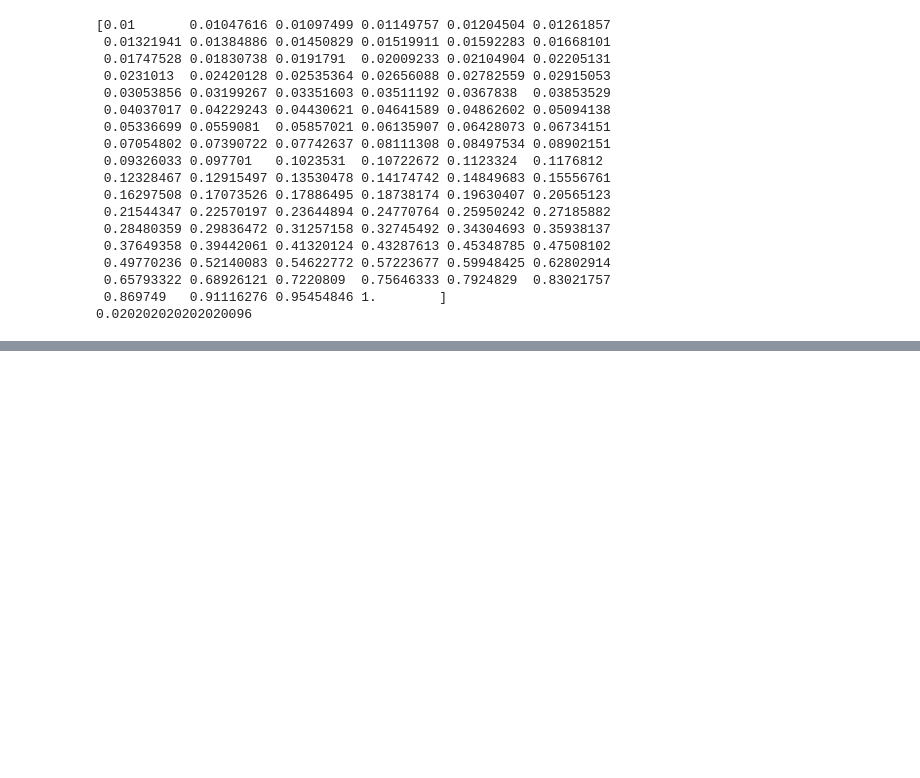
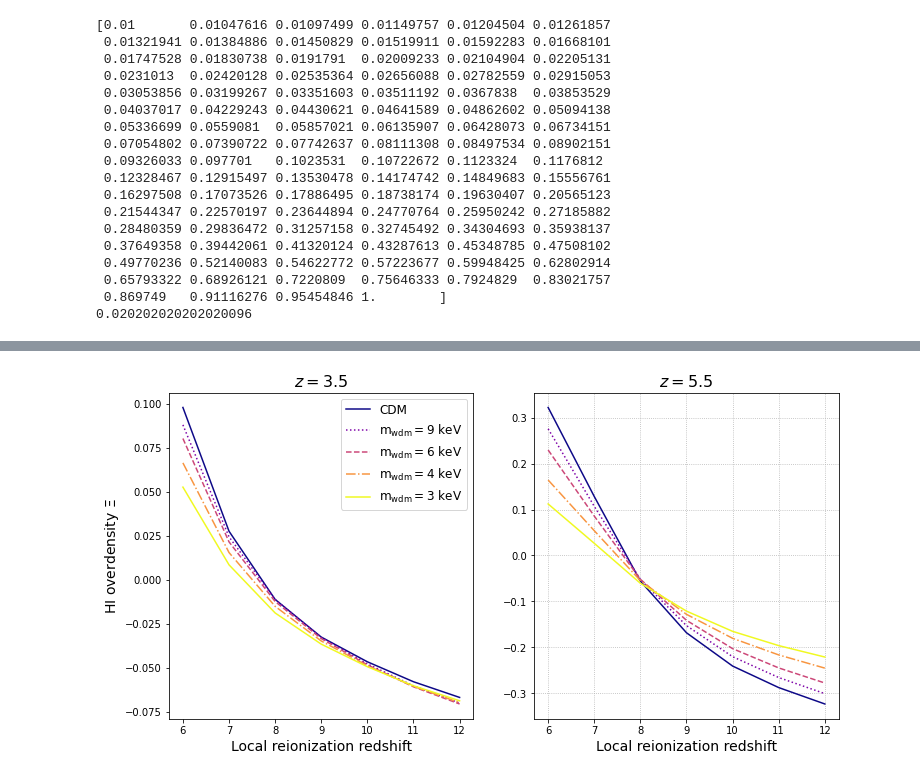
Before and after one commit to yaozhang1206/WDM_Lya_21cm, a Jupyter notebook: proper_pipeline/master_single_plotter.ipynb, the cells around one changed output, grey strips where cells are left out. Saved outputs shown, nothing was run; the diff lists cells and outputs as text; code cells hidden in the pictures; blank space fills up the shorter version.

```diff
--- a/proper_pipeline/master_single_plotter.ipynb
+++ b/proper_pipeline/master_single_plotter.ipynb
@@ -270,0 +320,20 @@ plt.show()
+# %%
+fig,axs = plt.subplots(1,2,figsize=(12,6))
+axs[0].set_title(r'$z = 3.5$',fontsize=16)
+for i in range(n):
+        axs[0].plot(z_re, Xi_s8_r1_zi_table[:,i], linestyle=styles[i], color=colors[i], label=labels[i])
+        axs[1].plot(z_re, Xi_s8_r1_zf_table[:,i], linestyle=styles[i], color=colors[i], label=labels[i])
+
+axs[0].set_ylabel(r'HI overdensity $\Xi$', fontsize=14)
+axs[0].set_xlabel(r'Local reionization redshift', fontsize=14)
+axs[0].legend(loc='best', fontsize=12)
+
+axs[1].set_title(r'$z = 5.5$',fontsize=16)
+axs[1].grid(linestyle='dotted')
+axs[1].set_xlabel(r'Local reionization redshift', fontsize=14)
+
+
+plt.savefig('./plots/Xi.pdf', bbox_inches="tight")
+plt.show()
+# %% [output]
+[figure, added]
```
Also changed, not shown: parts of 9 cells of this notebook, 8 other files.
